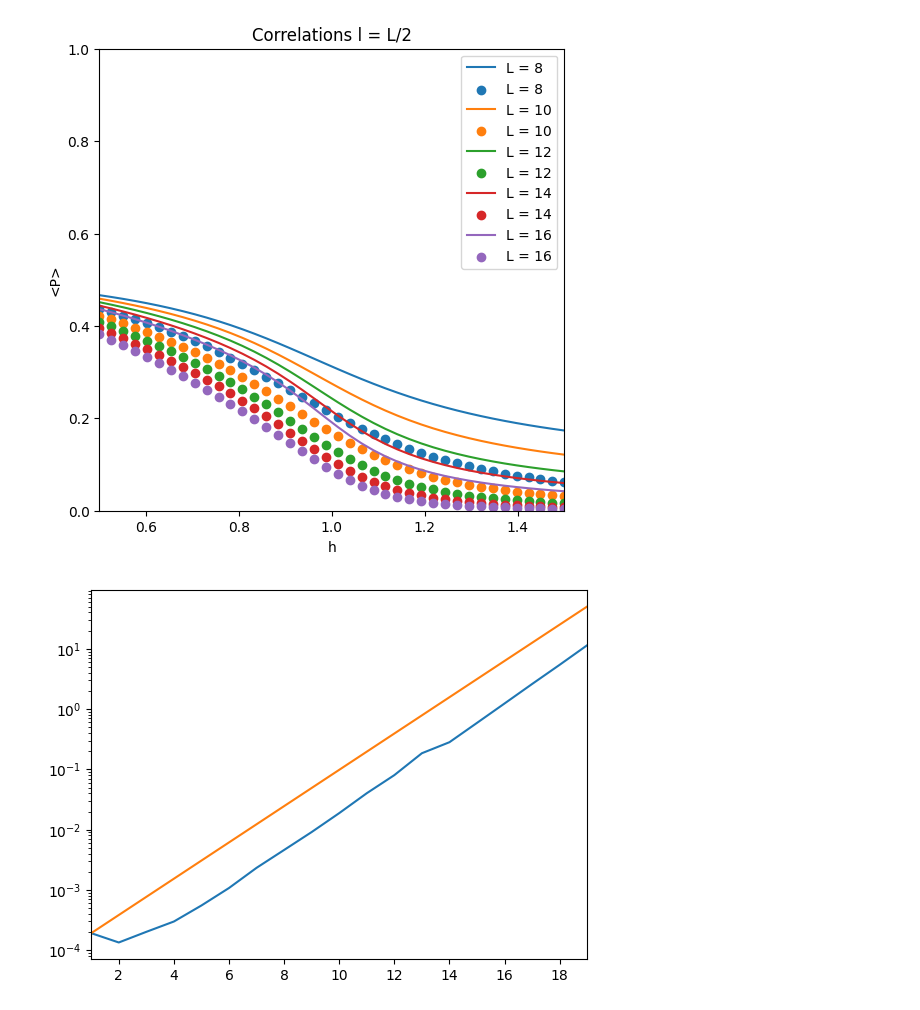
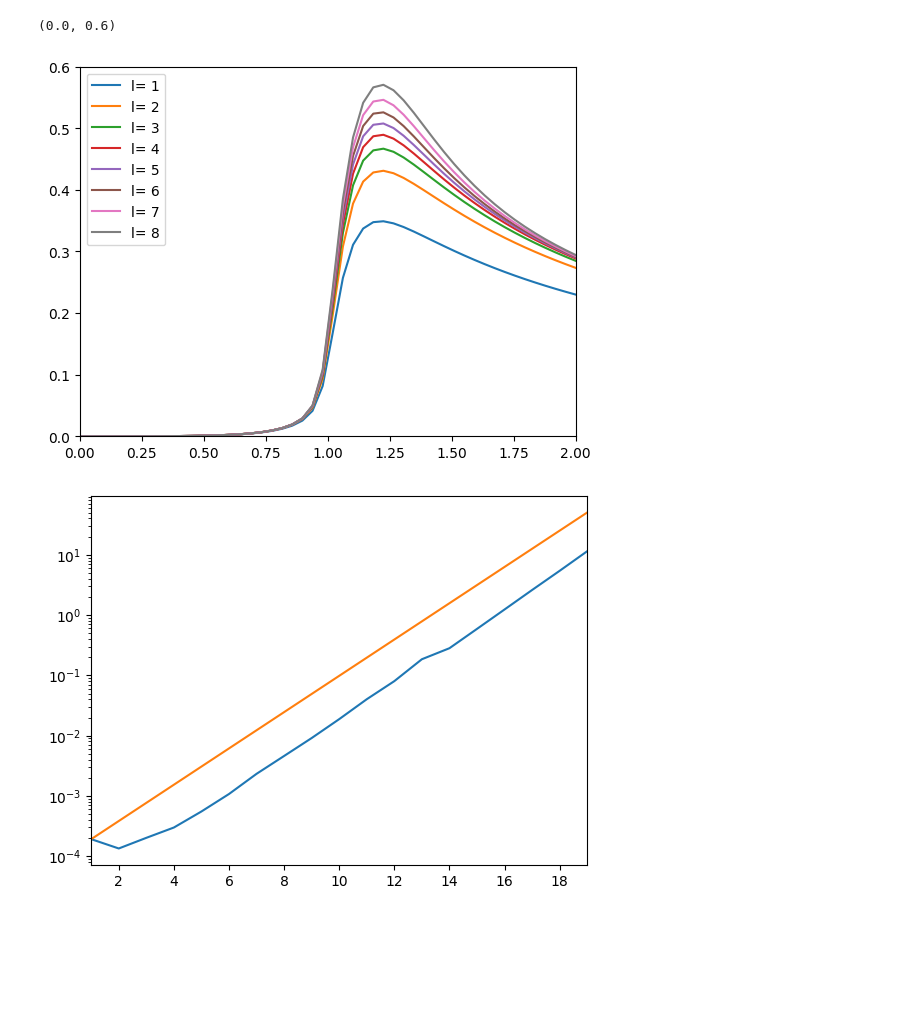
Before and after one commit to KristianMunnikhuis/subsystem_loschmidt_echo, a Jupyter notebook: scripts/mutual_info/exact_diag/Integrable Ising Model/correlations_BGS.ipynb, the cells around one changed output. Drawn from its saved outputs; the diff is of its cells as text; code cells hidden in the pictures; blank space fills up the shorter version.

```diff
--- a/scripts/mutual_info/exact_diag/Integrable Ising Model/correlations_BGS.ipynb
+++ b/scripts/mutual_info/exact_diag/Integrable Ising Model/correlations_BGS.ipynb
@@ -13,7 +13,7 @@ from matplotlib.pyplot import plot, scatter
 # %%
 #Define Parameters
 J = 1
-Ls = [i for i in range(8,17,2)]
-h_i = np.linspace(0.5,1.5,40)
-n = 4
+L = 50
+h_i = np.linspace(0,2,50)
+n = [1,2,3,4,5,6,7,8]
 # %%
@@ -58,26 +36,12 @@ plt.show()
 # %%
-plt.figure(figsize=(6,6))
-l = 0
-for d in range(len(dat)):
-    PN = np.array(dat[d])
-    P2N= np.array(dat2[d])
-    plot(h_i,dat[d],label = f"L = {Ls[l]}")
-    scatter(h_i,dat2[d],label = f"L = {Ls[l]}")
-
-    l+=1
+for i in range(len(n)):
+    plt.plot(h_i, I_n_h[i,:],label =f"l= {n[i]}")
 plt.legend()
 plt.xlim(h_i[0],h_i[-1])
-#plt.ylim(0,.5)
-plt.title(f"Correlations l = L/2")
-plt.xlabel("h")
-plt.ylabel("<P>")
-#plt.yscale("log")
-#plt.xlim(0,2)
-plt.ylim(0,1)
-#plt.savefig("Effect_of_lover2_on_Peak_I(AB).png")
-plt.show()
+plt.ylim([0,0.6])
 # %% [output]
+(0.0, 0.6)
-[figure, old version]
+[figure, new version]
 # %%
 L = 20
 h = 0
```
Also changed, not shown: parts of 1 cell of this notebook, 16 other files.
